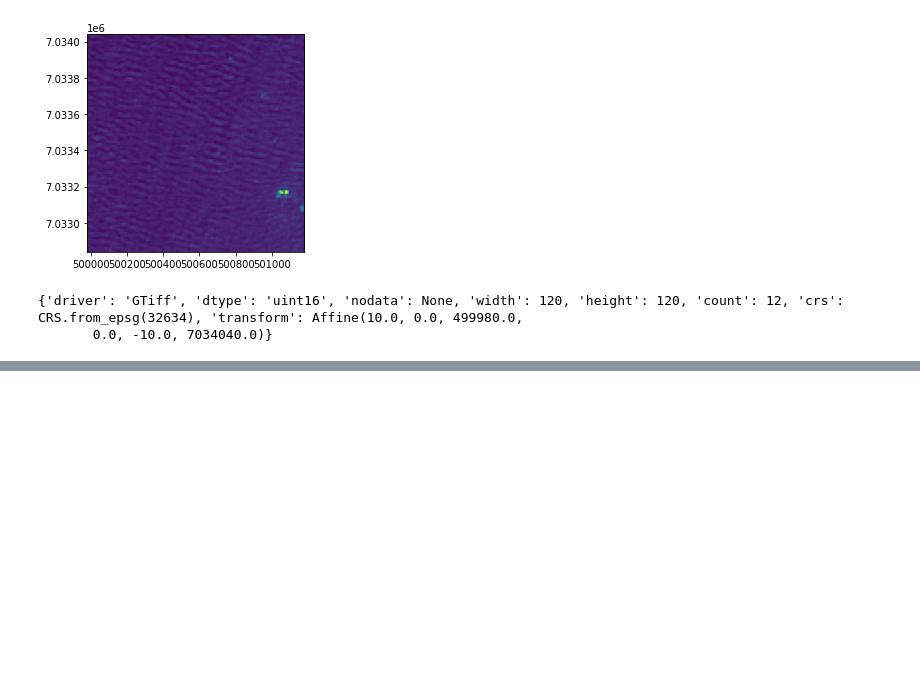
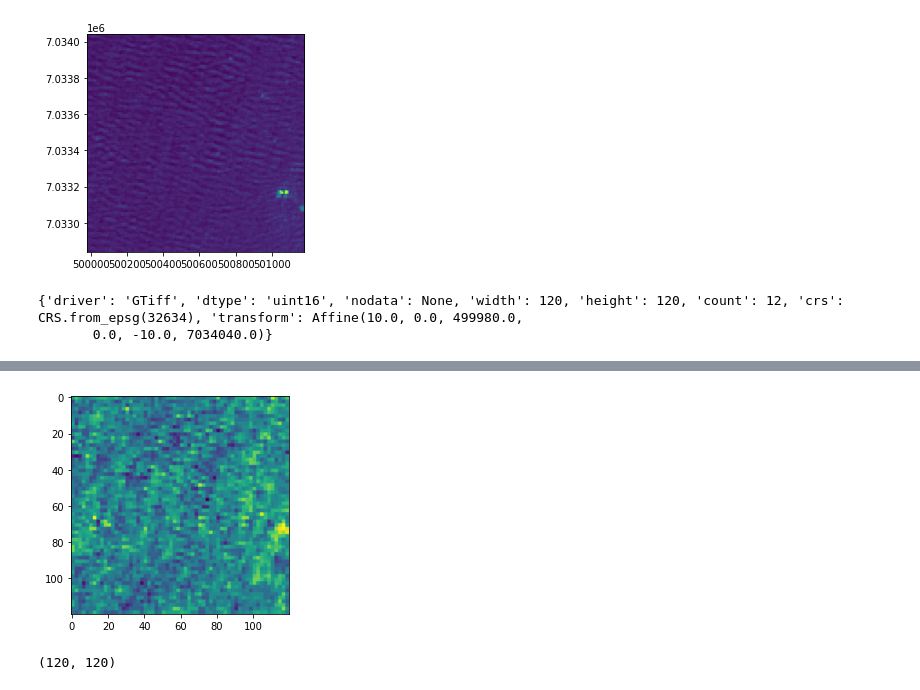
Before and after one commit to BRIJNANDA1979/CNN-Sentinel, a Jupyter notebook: Merge_bands_RGB_NIR_and_SWIR_of_BigEarthNet_using_Rasterio.ipynb, the cells around one changed output, grey strips where cells are left out. Saved outputs shown, nothing was run; the diff lists cells and outputs as text; code cells hidden in the pictures; blank space fills up the shorter version.

```diff
--- a/Merge_bands_RGB_NIR_and_SWIR_of_BigEarthNet_using_Rasterio.ipynb
+++ b/Merge_bands_RGB_NIR_and_SWIR_of_BigEarthNet_using_Rasterio.ipynb
@@ -151,0 +242,7 @@ Output geotiff number of bands 12
+# %%
+show(nir)
+type(nir)
+nir.shape
+# %% [output]
+[figure, added]
+(120, 120)
```
Also changed, not shown: parts of 25 cells of this notebook.
